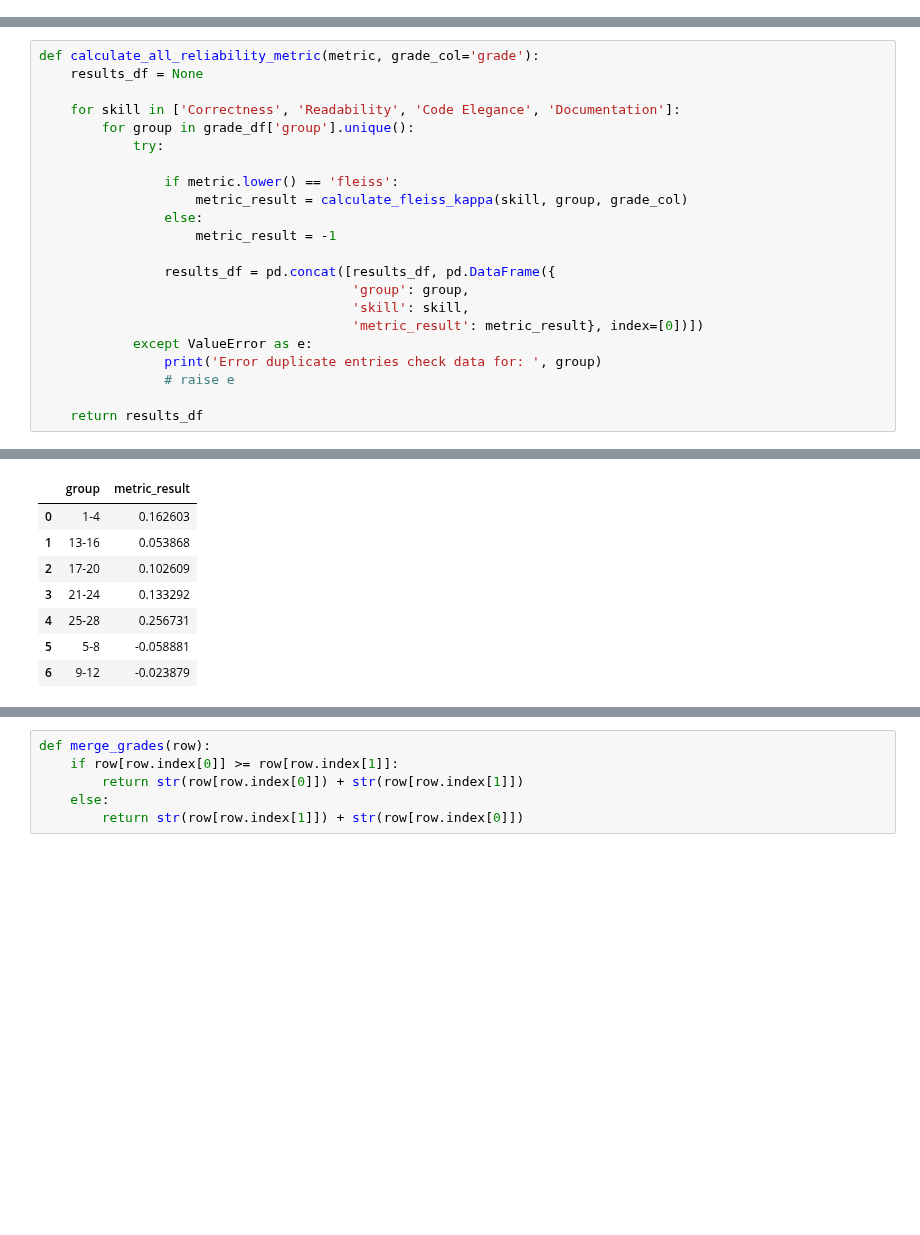
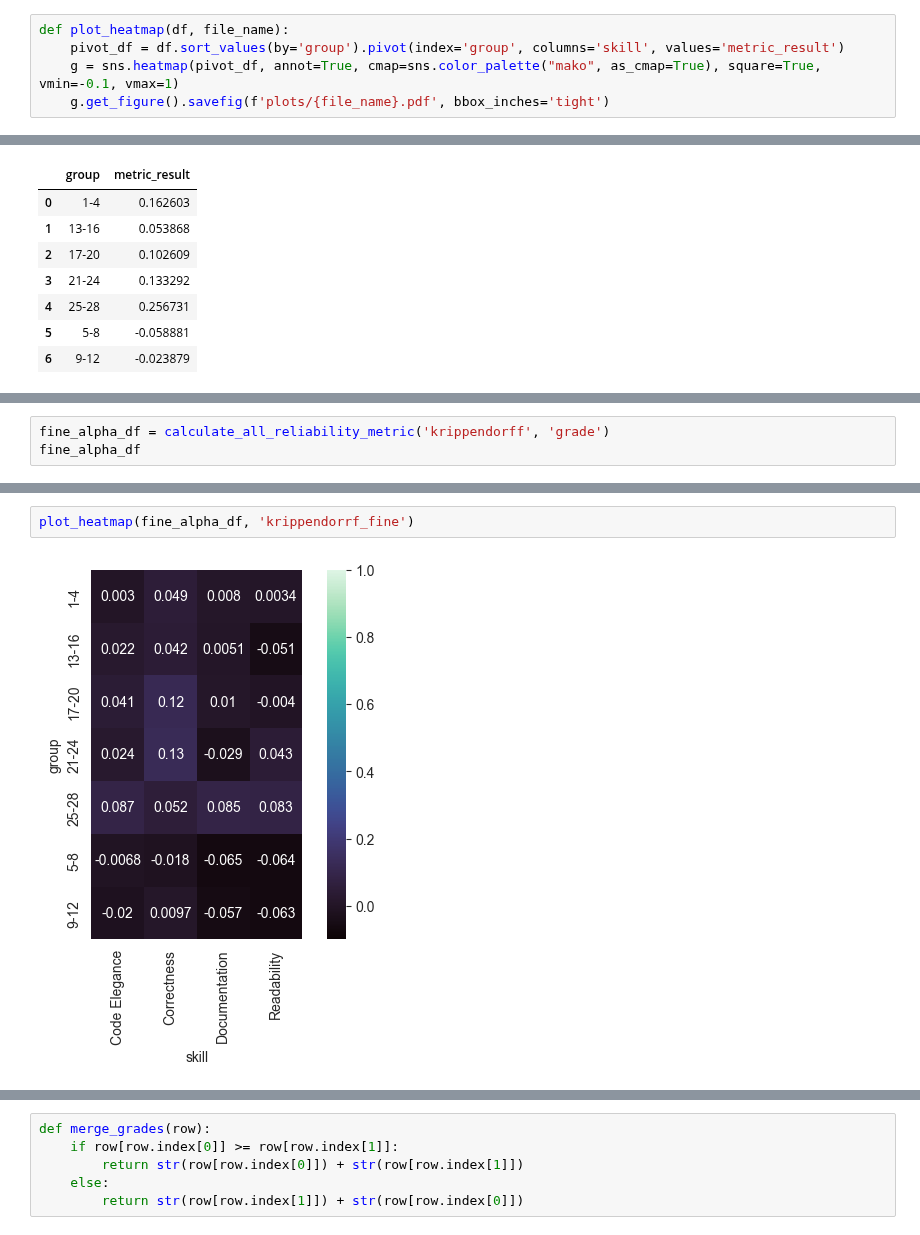
Before and after one commit to m-messer/Consistency_In_Grading_Analysis, a Jupyter notebook: grades_analysis.ipynb, the cells around one changed output, grey strips where cells are left out. Saved outputs shown, nothing was run; the diff lists cells and outputs as text; blank space fills up the shorter version.

Commit message:
PHD-360 Completed Krippendorrf Alpha for fine and coarse grained

```diff
--- a/grades_analysis.ipynb
+++ b/grades_analysis.ipynb
@@ -74,3 +96,8 @@ grade_df
+# %%
+def plot_heatmap(df, file_name):
+    pivot_df = df.sort_values(by='group').pivot(index='group', columns='skill', values='metric_result')
+    g = sns.heatmap(pivot_df, annot=True, cmap=sns.color_palette("mako", as_cmap=True), square=True, vmin=-0.1, vmax=1)
+    g.get_figure().savefig(f'plots/{file_name}.pdf', bbox_inches='tight')
 # %% [markdown]
 ### Fleiss Kappa
 # %%
@@ -83,28 +110,6 @@ def calculate_fleiss_kappa(skill, group, grade_col):
         pivot.dropna(inplace=True)
 
     return fleiss_kappa(aggregate_raters(pivot)[0], 'fleiss')
-# %%
-def calculate_all_reliability_metric(metric, grade_col='grade'):
-    results_df = None
-
-    for skill in ['Correctness', 'Readability', 'Code Elegance', 'Documentation']:
-        for group in grade_df['group'].unique():
-            try:
-
-                if metric.lower() == 'fleiss':
-                    metric_result = calculate_fleiss_kappa(skill, group, grade_col)
-                else:
-                    metric_result = -1
-
-                results_df = pd.concat([results_df, pd.DataFrame({
-                                        'group': group,
-                                        'skill': skill,
-                                        'metric_result': metric_result}, index=[0])])
-            except ValueError as e:
-                print('Error duplicate entries check data for: ', group)
-                # raise e
-
-    return results_df
 # %% [markdown]
 ### Fine-Grained
 # %%
@@ -283,0 +257,3 @@ calculate_krippendorrf_alpha('Correctness', '1-4', 'grade')
+# %%
+fine_alpha_df = calculate_all_reliability_metric('krippendorff', 'grade')
+fine_alpha_df
@@ -283,0 +278,4 @@ calculate_krippendorrf_alpha('Correctness', '1-4', 'grade')
+# %%
+plot_heatmap(fine_alpha_df, 'krippendorrf_fine')
+# %% [output]
+[figure, added]
```
Also changed, not shown: parts of 13 cells of this notebook.
